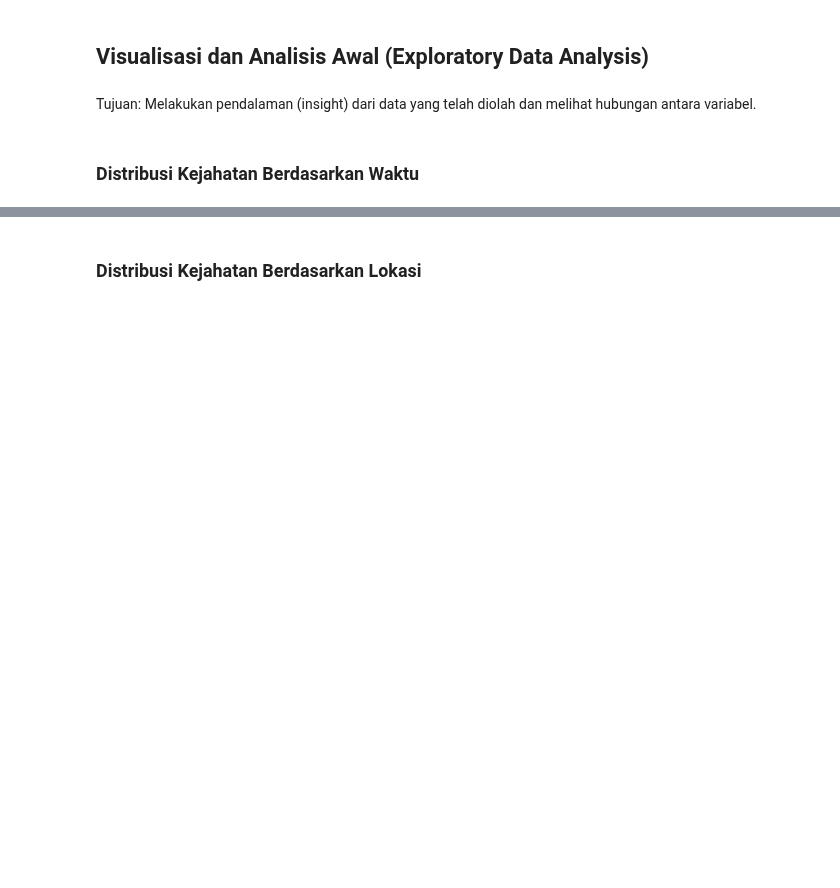
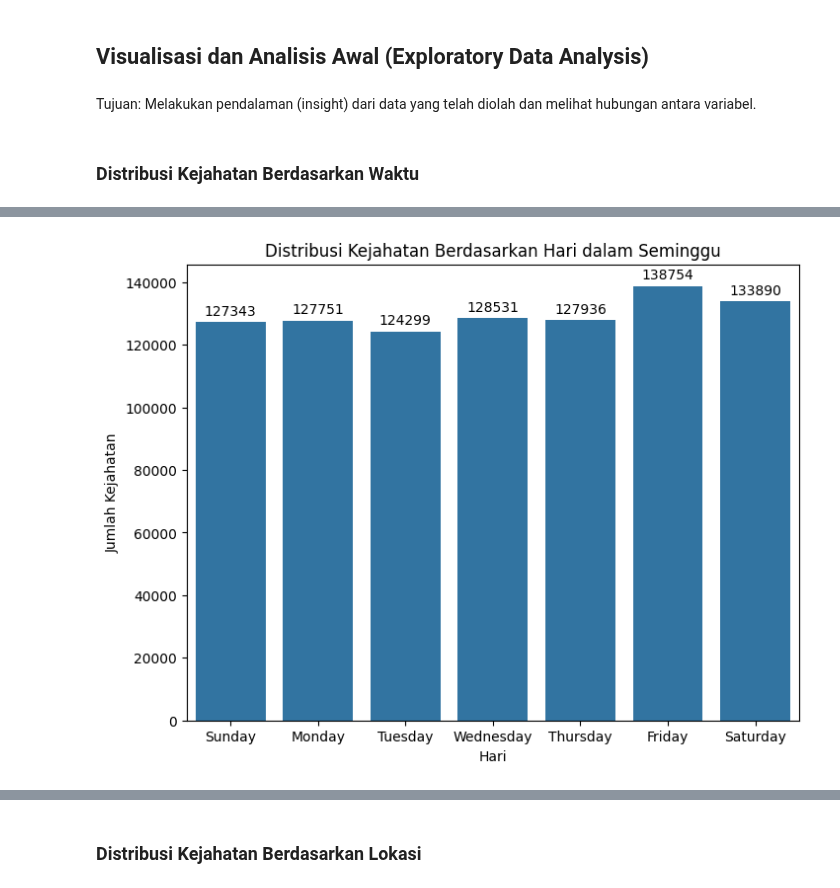
Before and after one commit to jasmrntha/tgp1-pap-c, a Jupyter notebook: Eksplorasi-dan-Prapemrosesan-Data.ipynb, the cells around one changed output, grey strips where cells are left out. Cells and saved outputs as stored; diff of their text form; code cells hidden in the pictures; blank space fills up the shorter version.

```diff
--- a/Eksplorasi-dan-Prapemrosesan-Data.ipynb
+++ b/Eksplorasi-dan-Prapemrosesan-Data.ipynb
@@ -429,0 +493,20 @@ Tujuan: Melakukan pendalaman (insight) dari data yang telah diolah dan melihat h
+# %%
+# Distribusi kejahatan berdasarkan hari dalam seminggu
+plt.figure(figsize=(8, 6))
+ax = sns.countplot(data=data_for_new_feature, x='day_of_week', order=['Sunday', 'Monday', 'Tuesday', 'Wednesday', 'Thursday', 'Friday', 'Saturday'])
+plt.title('Distribusi Kejahatan Berdasarkan Hari dalam Seminggu')
+plt.xlabel('Hari')
+plt.ylabel('Jumlah Kejahatan')
+
+for p in ax.patches:
+    ax.annotate(f'{int(p.get_height())}',
+                (p.get_x() + p.get_width() / 2., p.get_height()),
+                ha='center', va='baseline',
+                fontsize=10,
+                color='black',
+                xytext=(0, 5),  # Jarak label ke atas bar
+                textcoords='offset points')
+
+plt.show()
+# %% [output]
+[figure, added]
```
Also changed, not shown: parts of 22 cells of this notebook, 1 other file.
